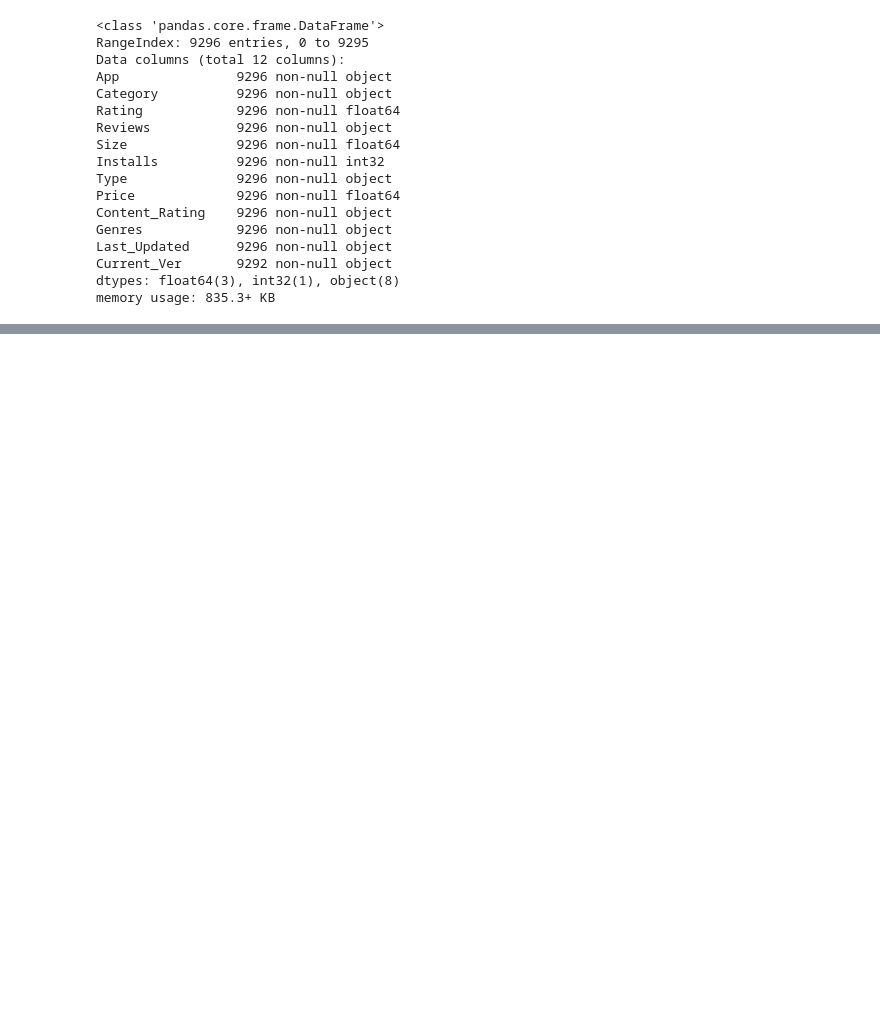
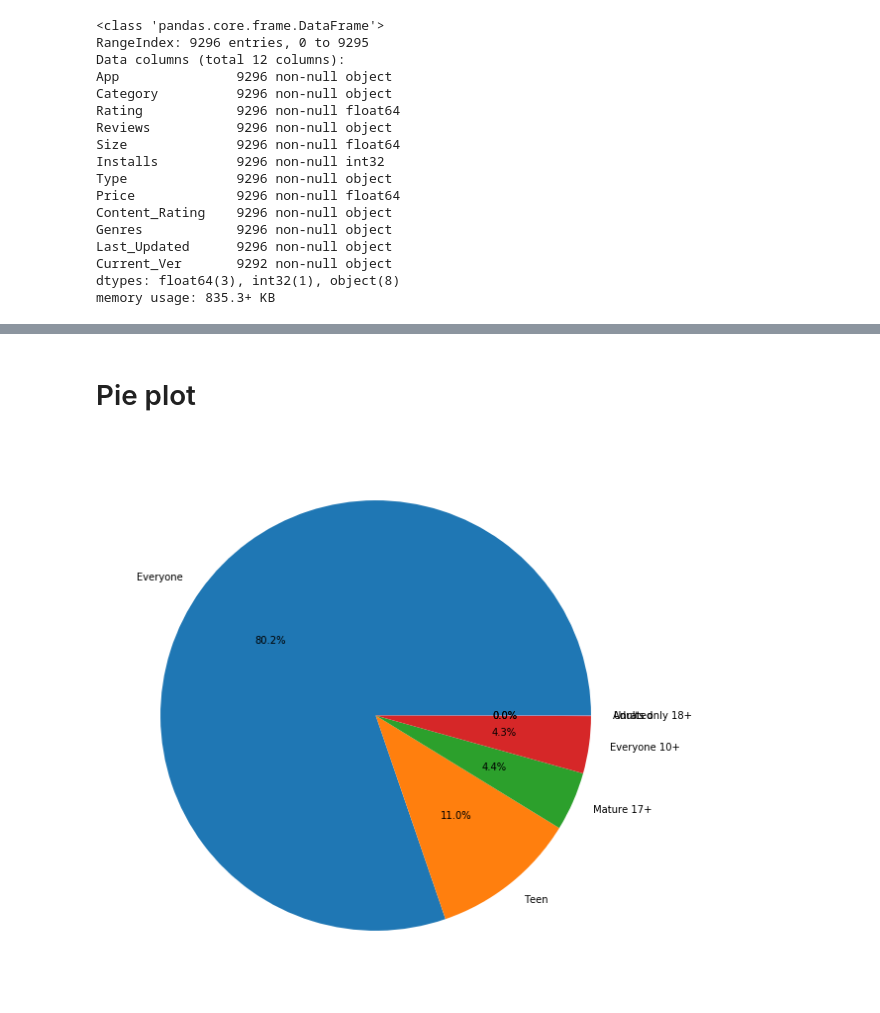
Before and after one commit to mohitpd/My_Projects, a Jupyter notebook: PlayStore/PlayStoreReviews.ipynb, the cells around one changed output, grey strips where cells are left out. Saved outputs shown, nothing was run; the diff lists cells and outputs as text; code cells hidden in the pictures; blank space fills up the shorter version.

```diff
--- a/PlayStore/PlayStoreReviews.ipynb
+++ b/PlayStore/PlayStoreReviews.ipynb
@@ -434,0 +464,11 @@ df.head()
+# %% [markdown]
+# Pie plot
+# %%
+labels = df.Content_Rating.value_counts().index
+values = df.Content_Rating.value_counts().values
+
+plt.figure(figsize = (10,10))
+plt.pie(values, labels = labels, autopct='%1.1f%%')
+plt.show()
+# %% [output]
+[figure, added]
```
Also changed, not shown: parts of 9 cells of this notebook.
